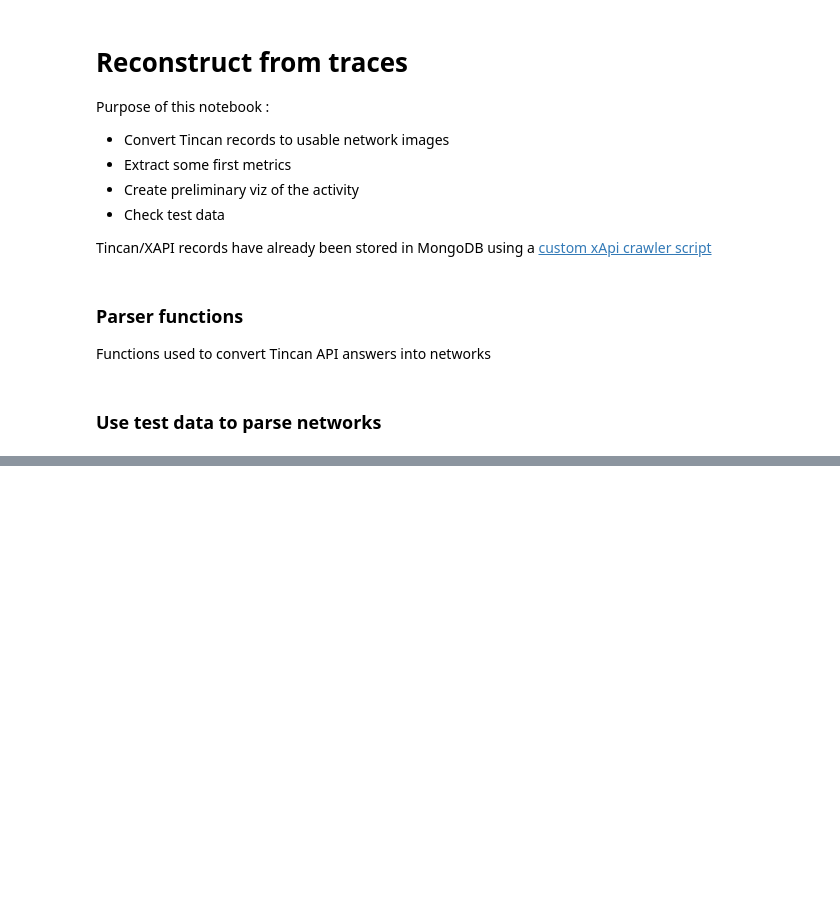
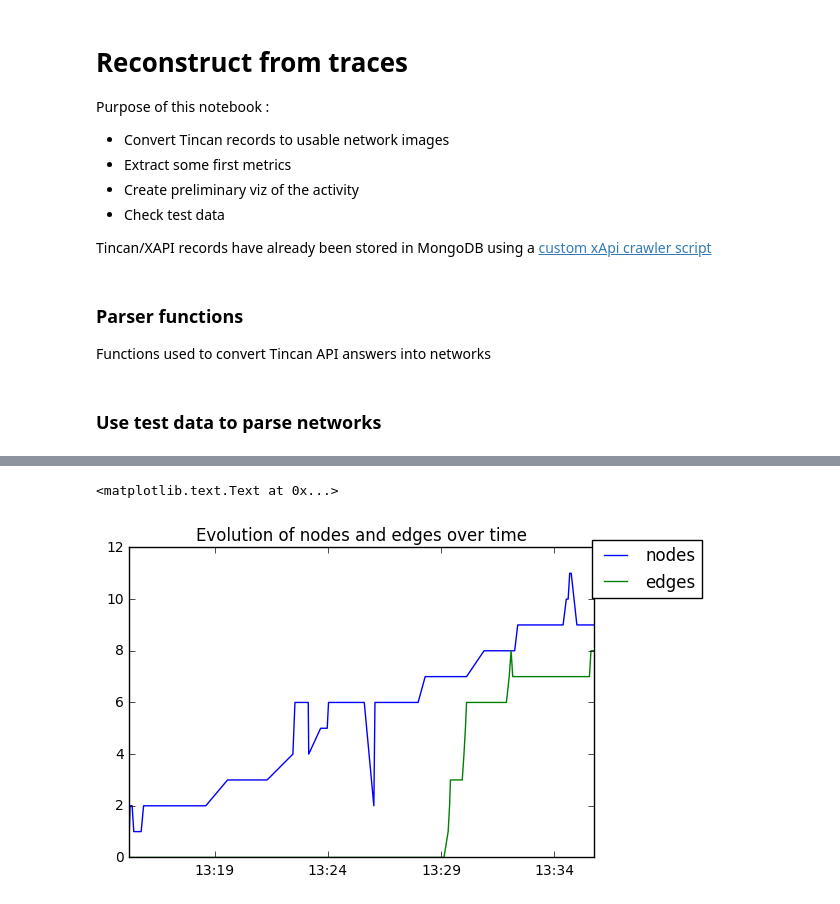
Before and after one commit to sical/meta-education, a Jupyter notebook: notebooks/Network reconstruction.ipynb, the cells around one changed output, grey strips where cells are left out. Drawn from its saved outputs; the diff is of its cells as text; code cells hidden in the pictures; blank space fills up the shorter version.

```diff
--- a/notebooks/Network reconstruction.ipynb
+++ b/notebooks/Network reconstruction.ipynb
@@ -177,0 +196,18 @@ plt.legend(['total', 'create', 'delete', 'update', 'move'], loc='upper left')
+# %%
+# network size evolution
+
+fig, ax = plt.subplots(1, 1)
+hfmt = mdates.DateFormatter('%H:%M')
+ax.xaxis.set_major_formatter(hfmt)
+
+x = [a["ts"] for a in actions]
+y_nodes_count = [len(a["nodes"]) for a in actions]
+y_edges_count = [len(a["edges"]) for a in actions]
+
+plt.plot(x, y_nodes_count)
+plt.plot(x, y_edges_count)
+plt.legend(['nodes', 'edges'], loc='upper right', bbox_to_anchor=(1.25, 1.05))
+plt.title("Evolution of nodes and edges over time")
+# %% [output]
+<matplotlib.text.Text at 0x...>
+[figure, added]
```
Also changed, not shown: parts of 3 cells of this notebook.
